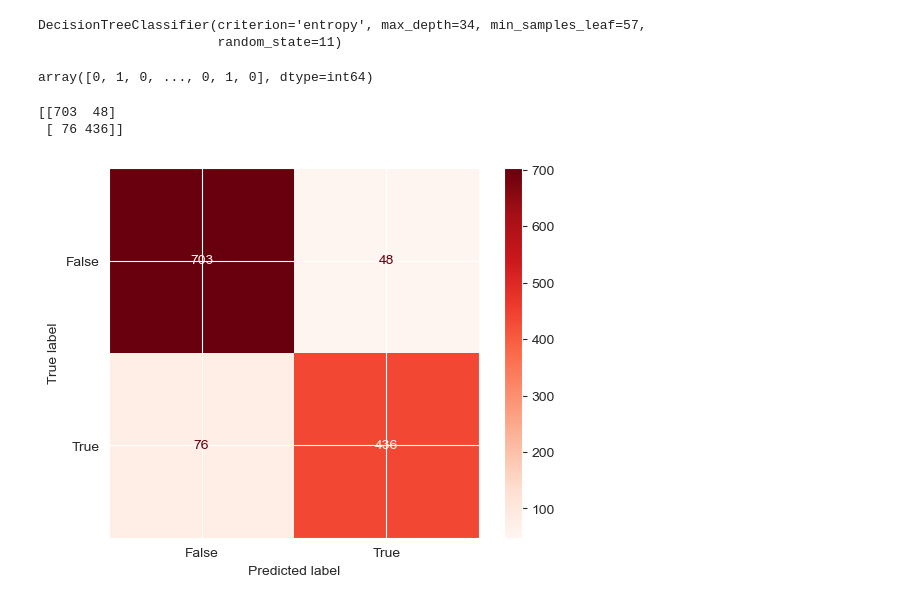
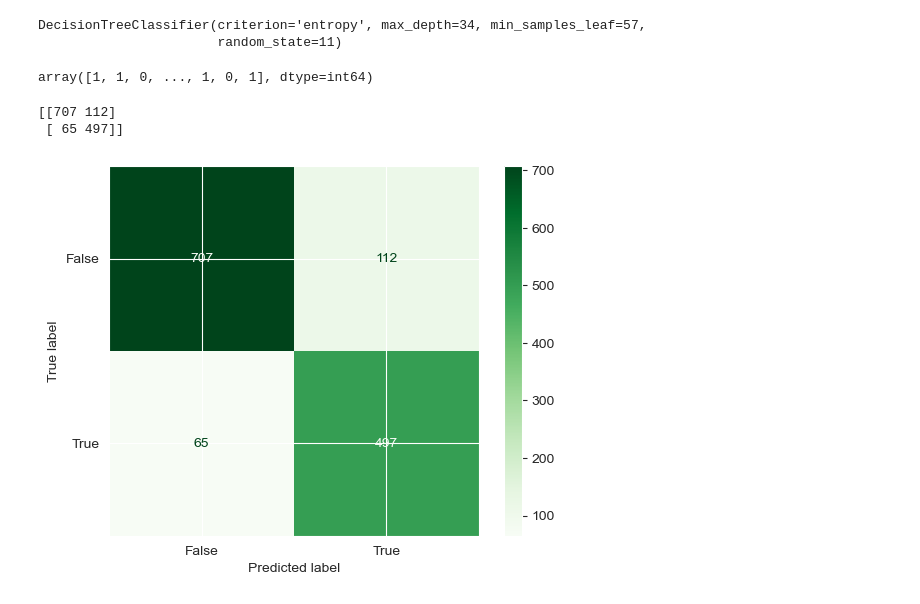
Before and after one commit to HaneekAhamed/ML-CW, a Jupyter notebook: ML_CODE.ipynb, the cells around one changed output. Drawn from its saved outputs; the diff is of its cells as text; code cells hidden in the pictures.

```diff
--- a/ML_CODE.ipynb
+++ b/ML_CODE.ipynb
@@ -77,3 +78 @@ False    4210
 dtype: int64
-# %%
-Data = Data.drop_duplicates()#remove the duplicate value from data
@@ -351,25 +330,25 @@ DecisionTreeClassifier(criterion='entropy', max_depth=34, min_samples_leaf=57,
 Predicted_DT_Y = DecisionTreeClassifier.predict(x_tests)
 Predicted_DT_Y
 # %% [output]
-array([0, 1, 0, ..., 0, 1, 0], dtype=int64)
+array([1, 1, 0, ..., 1, 0, 1], dtype=int64)
 # %%
 #used to evaluate the performance of a classifier
 DT_ConfusionMatrix = confusion_matrix(y_tests,Predicted_DT_Y)
 print(DT_ConfusionMatrix)
 # %% [output]
-[[703  48]
- [ 76 436]]
+[[707 112]
+ [ 65 497]]
 # %%
 from sklearn import metrics
 import matplotlib.pyplot as plt
 
 ConfusionMatrix_display_tree = metrics.ConfusionMatrixDisplay(confusion_matrix=DT_ConfusionMatrix, display_labels=[False, True])
 
-# set the color of the plot to Reds
-ConfusionMatrix_display_tree.plot(cmap='Reds')
+# set the color of the plot to Greens
+ConfusionMatrix_display_tree.plot(cmap='Greens')
 plt.show()
 # %% [output]
-[figure, old version]
+[figure, new version]
 # %%
 import seaborn as sb
 import numpy as num
```
Also changed, not shown: parts of 26 cells of this notebook.
